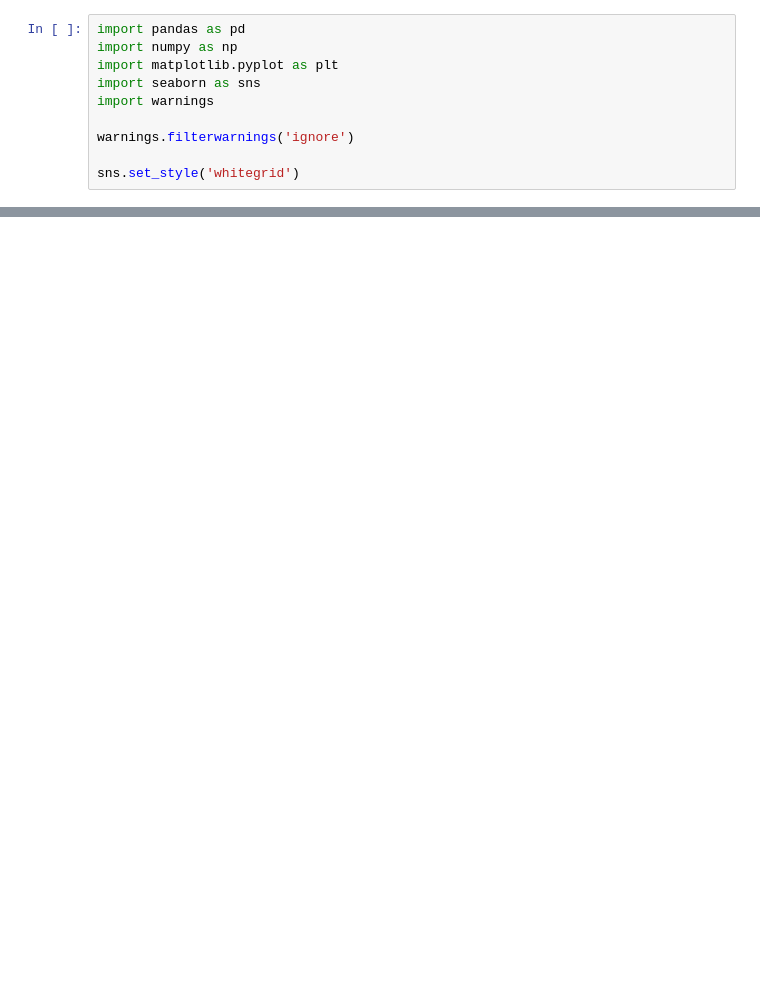
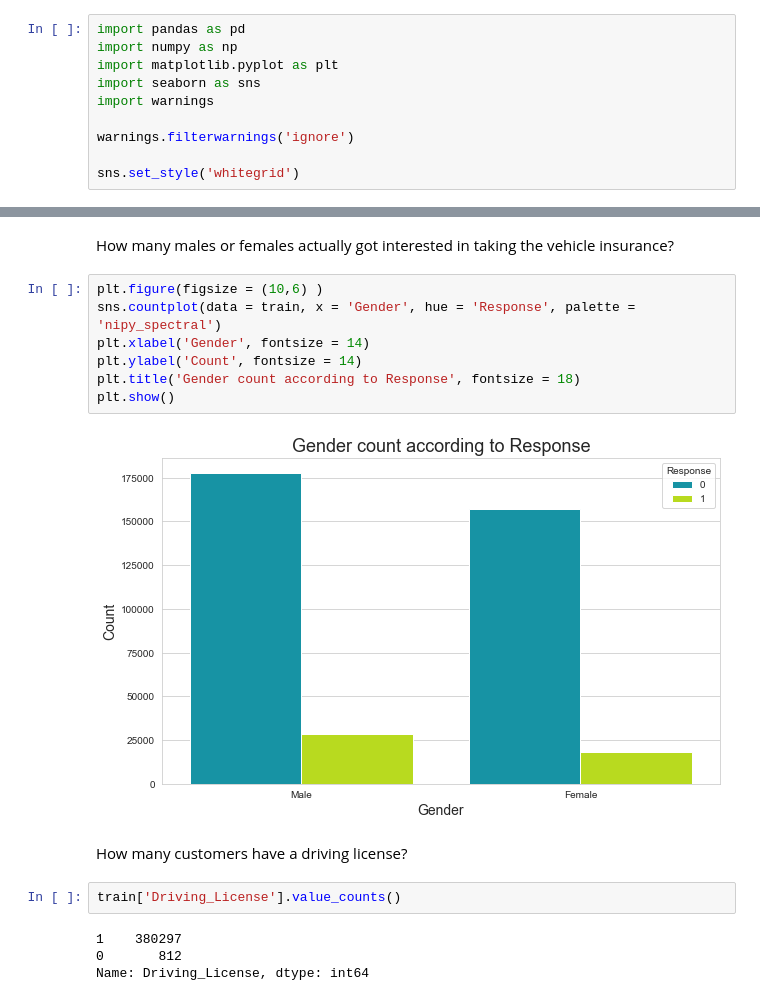
Before and after one commit to YashAnkleshwariya/Machine_Leaning_Projects, a Jupyter notebook: Insurance_Cross Selling Predection/Cross_Selling Model.ipynb, the cells around one changed output, grey strips where cells are left out. Saved outputs shown, nothing was run; the diff lists cells and outputs as text; blank space fills up the shorter version.

```diff
--- a/Insurance_Cross Selling Predection/Cross_Selling Model.ipynb
+++ b/Insurance_Cross Selling Predection/Cross_Selling Model.ipynb
@@ -16,0 +123,19 @@ FileNotFoundError: [Errno 2] No such file or directory: 'C:/Users/admin/OneDrive
+# %% [markdown]
+How many males or females actually got interested in taking the vehicle insurance?
+# %%
+plt.figure(figsize = (10,6) )
+sns.countplot(data = train, x = 'Gender', hue = 'Response', palette = 'nipy_spectral')
+plt.xlabel('Gender', fontsize = 14)
+plt.ylabel('Count', fontsize = 14)
+plt.title('Gender count according to Response', fontsize = 18)
+plt.show()
+# %% [output]
+[figure, added]
+# %% [markdown]
+How many customers have a driving license?
+# %%
+train['Driving_License'].value_counts()
+# %% [output]
+1    380297
+0       812
+Name: Driving_License, dtype: int64
```
Also changed, not shown: parts of 36 cells of this notebook.
